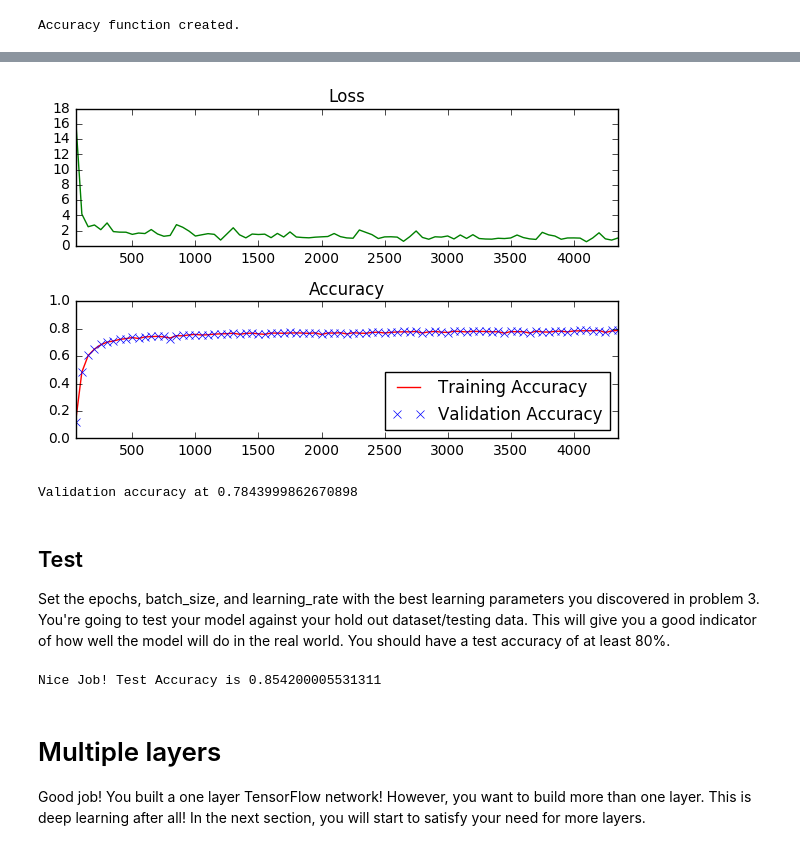
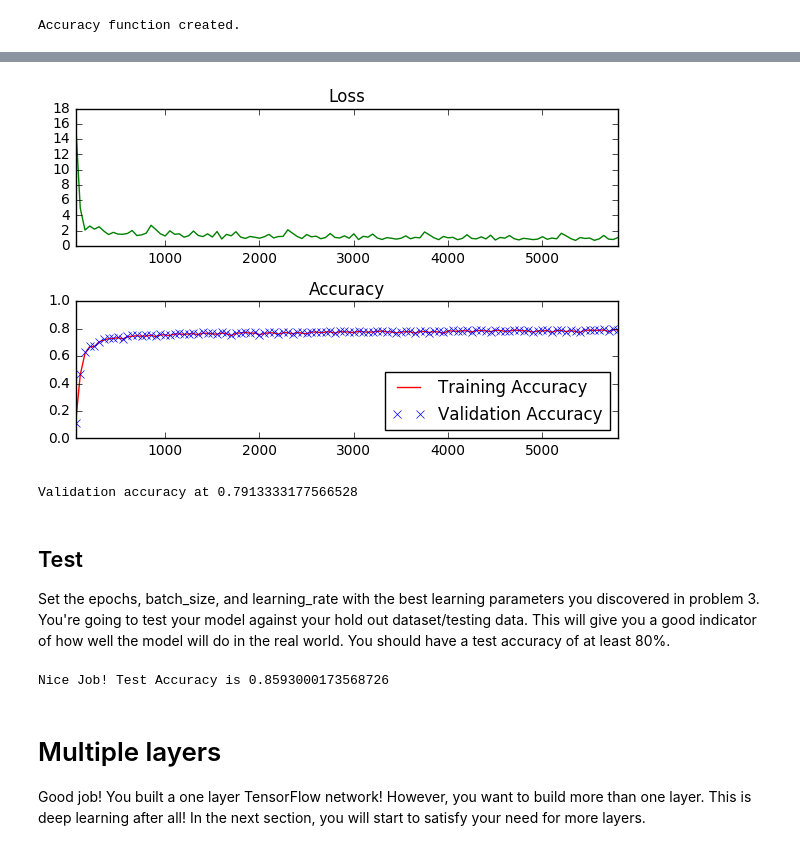
Before and after one commit to RobotMa/CarND-TensorFlow-Lab, a Jupyter notebook: lab.ipynb, the cells around one changed output, grey strips where cells are left out. Cells and saved outputs as stored; diff of their text form; code cells hidden in the pictures.

```diff
--- a/lab.ipynb
+++ b/lab.ipynb
@@ -372,7 +372,7 @@ The code will print out a Loss and Accuracy graph, so you can see how well the n
 *If you're having trouble solving problem 3, you can view the solution [here](https://github.com/udacity/CarND-TensorFlow-Lab/blob/master/solutions.ipynb).*
 # %%
 # TODO: Find the best parameters for each configuration
-epochs = 3
+epochs = 4
 batch_size = 100
 learning_rate = 0.2
 
@@ -418,41 +418,41 @@ with tf.Session() as session:
                 # Calculate Training and Validation accuracy
                 training_accuracy = session.run(accuracy, feed_dict=train_feed_dict)
                 validation_accuracy = session.run(accuracy, feed_dict=valid_feed_dict)
 
                 # Log batches
                 previous_batch = batches[-1] if batches else 0
                 batches.append(log_batch_step + previous_batch)
                 loss_batch.append(l)
                 train_acc_batch.append(training_accuracy)
                 valid_acc_batch.append(validation_accuracy)
 
         # Check accuracy against Validation data
         validation_accuracy = session.run(accuracy, feed_dict=valid_feed_dict)
 
 loss_plot = plt.subplot(211)
 loss_plot.set_title('Loss')
 loss_plot.plot(batches, loss_batch, 'g')
 loss_plot.set_xlim([batches[0], batches[-1]])
 acc_plot = plt.subplot(212)
 acc_plot.set_title('Accuracy')
 acc_plot.plot(batches, train_acc_batch, 'r', label='Training Accuracy')
 acc_plot.plot(batches, valid_acc_batch, 'x', label='Validation Accuracy')
 acc_plot.set_ylim([0, 1.0])
 acc_plot.set_xlim([batches[0], batches[-1]])
 acc_plot.legend(loc=4)
 plt.tight_layout()
 plt.show()
 
 print('Validation accuracy at {}'.format(validation_accuracy))
 # %% [output]
-[figure, old version]
+[figure, new version]
-Validation accuracy at 0.7843999862670898
+Validation accuracy at 0.7913333177566528
 # %% [markdown]
 ## Test
 Set the epochs, batch_size, and learning_rate with the best learning parameters you discovered in problem 3.  You're going to test your model against your hold out dataset/testing data.  This will give you a good indicator of how well the model will do in the real world.  You should have a test accuracy of at least 80%.
 # %%
 # TODO: Set the epochs, batch_size, and learning_rate with the best parameters from problem 3
-epochs = 3
+epochs = 4
 batch_size = 100
 learning_rate = 0.2
 
@@ -489,7 +489,7 @@ with tf.Session() as session:
 assert test_accuracy >= 0.80, 'Test accuracy at {}, should be equal to or greater than 0.80'.format(test_accuracy)
 print('Nice Job! Test Accuracy is {}'.format(test_accuracy))
 # %% [output]
-Nice Job! Test Accuracy is 0.854200005531311
+Nice Job! Test Accuracy is 0.8593000173568726
 # %% [markdown]
 # Multiple layers
 Good job!  You built a one layer TensorFlow network!  However, you want to build more than one layer.  This is deep learning after all!  In the next section, you will start to satisfy your need for more layers.
```
